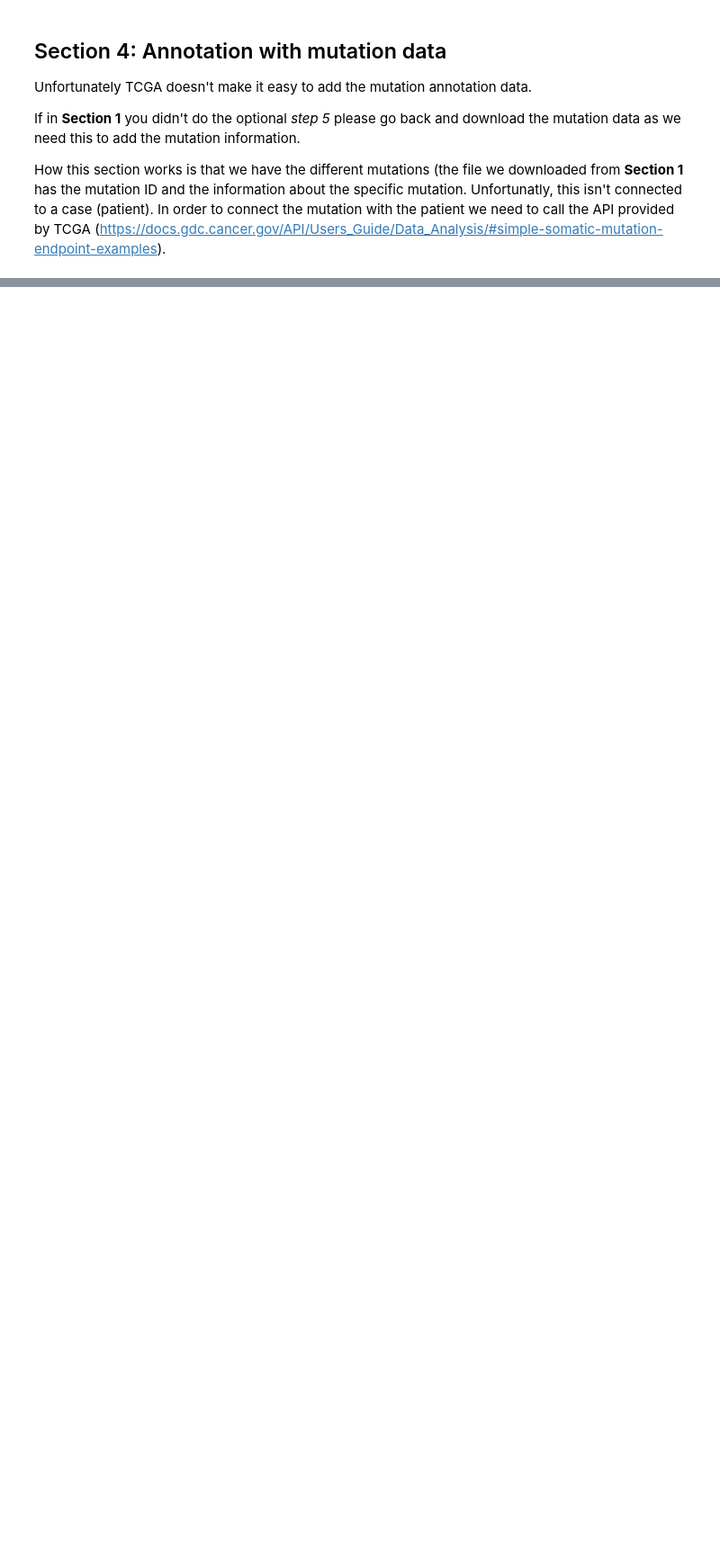
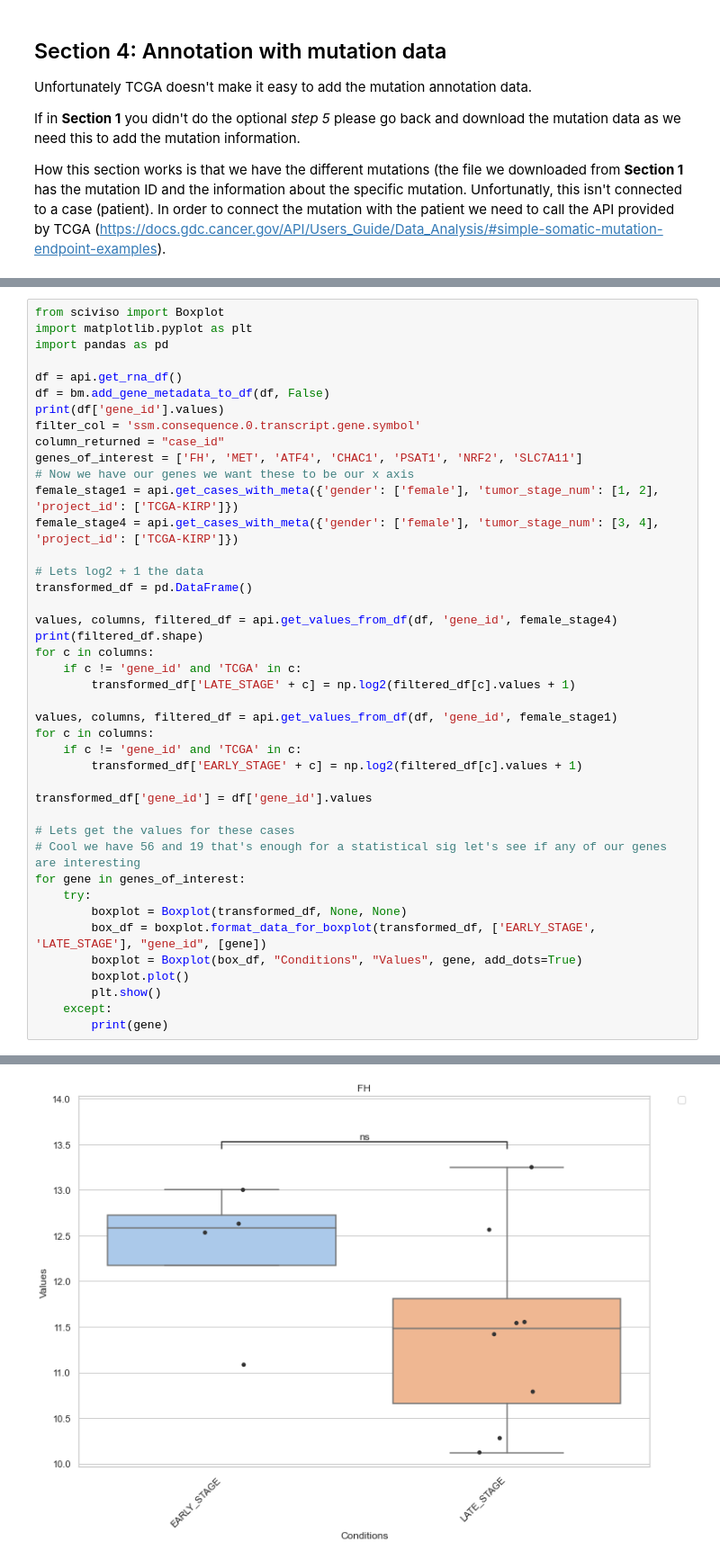
Before and after one commit to ArianeMora/scidat, a Jupyter notebook: examples/download_annotate_TCGA.ipynb, the cells around one changed output, grey strips where cells are left out. Shown: that part at 90% size. Drawn from its saved outputs; the diff is of its cells as text; blank space fills up the shorter version.

```diff
--- a/examples/download_annotate_TCGA.ipynb
+++ b/examples/download_annotate_TCGA.ipynb
@@ -116,0 +321,43 @@ download.download_data_using_api(case_ids, 'mutation')
+# %%
+from sciviso import Boxplot
+import matplotlib.pyplot as plt
+import pandas as pd
+
+df = api.get_rna_df()
+df = bm.add_gene_metadata_to_df(df, False)
+print(df['gene_id'].values)
+filter_col = 'ssm.consequence.0.transcript.gene.symbol'
+column_returned = "case_id"
+genes_of_interest = ['FH', 'MET', 'ATF4', 'CHAC1', 'PSAT1', 'NRF2', 'SLC7A11']
+# Now we have our genes we want these to be our x axis
+female_stage1 = api.get_cases_with_meta({'gender': ['female'], 'tumor_stage_num': [1, 2], 'project_id': ['TCGA-KIRP']})
+female_stage4 = api.get_cases_with_meta({'gender': ['female'], 'tumor_stage_num': [3, 4], 'project_id': ['TCGA-KIRP']})
+
+# Lets log2 + 1 the data
+transformed_df = pd.DataFrame()
+
+values, columns, filtered_df = api.get_values_from_df(df, 'gene_id', female_stage4)
+print(filtered_df.shape)
+for c in columns:
+    if c != 'gene_id' and 'TCGA' in c:
+        transformed_df['LATE_STAGE' + c] = np.log2(filtered_df[c].values + 1)
+
+values, columns, filtered_df = api.get_values_from_df(df, 'gene_id', female_stage1)
+for c in columns:
+    if c != 'gene_id' and 'TCGA' in c:
+        transformed_df['EARLY_STAGE' + c] = np.log2(filtered_df[c].values + 1)
+
+transformed_df['gene_id'] = df['gene_id'].values
+
+# Lets get the values for these cases
+# Cool we have 56 and 19 that's enough for a statistical sig let's see if any of our genes are interesting
+for gene in genes_of_interest:
+    try:
+        boxplot = Boxplot(transformed_df, None, None)
+        box_df = boxplot.format_data_for_boxplot(transformed_df, ['EARLY_STAGE', 'LATE_STAGE'], "gene_id", [gene])
+        boxplot = Boxplot(box_df, "Conditions", "Values", gene, add_dots=True)
+        boxplot.plot()
+        plt.show()
+    except:
+        print(gene)
+# %% [output]
@@ -116,0 +375 @@ download.download_data_using_api(case_ids, 'mutation')
+[figure, added]
```
Also changed, not shown: parts of 17 cells of this notebook, 4 other files.
